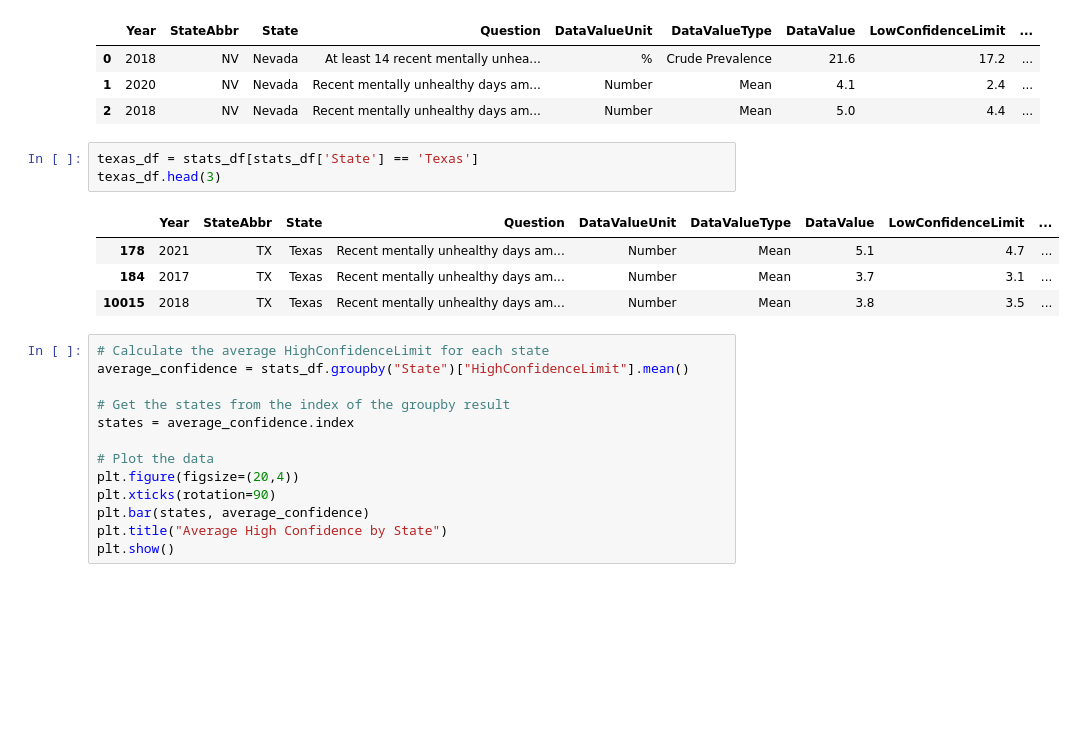
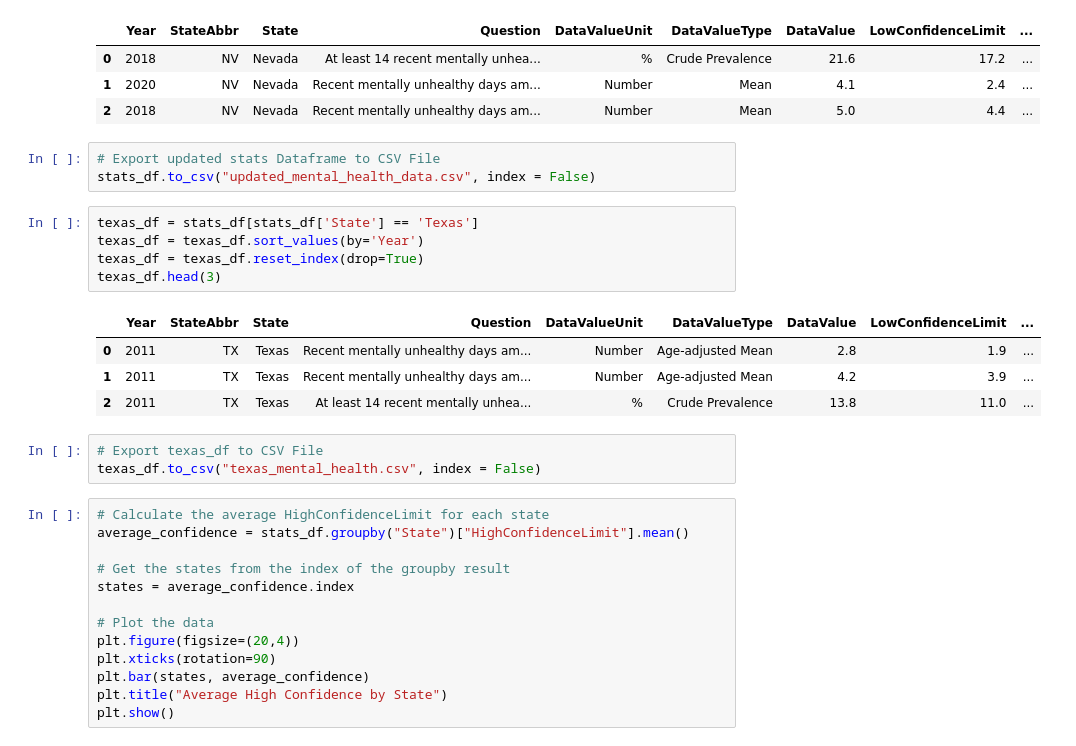
Before and after one commit to williamnzoiwu/Project-4, a Jupyter notebook: Mental_Health_Charts.ipynb, the cells around one changed output. Saved outputs shown, nothing was run; the diff lists cells and outputs as text; blank space fills up the shorter version.

```diff
--- a/Mental_Health_Charts.ipynb
+++ b/Mental_Health_Charts.ipynb
@@ -56,14 +26,22 @@ stats_df.head(3)
 | 0 | 2018 | NV | Nevada | At least 14 recent mentally unhea... | % | Crude Prevalence | 21.6 | 17.2 | ... |
 | 1 | 2020 | NV | Nevada | Recent mentally unhealthy days am... | Number | Mean | 4.1 | 2.4 | ... |
 | 2 | 2018 | NV | Nevada | Recent mentally unhealthy days am... | Number | Mean | 5.0 | 4.4 | ... |
+# %%
+# Export updated stats Dataframe to CSV File
+stats_df.to_csv("updated_mental_health_data.csv", index = False)
 # %%
 texas_df = stats_df[stats_df['State'] == 'Texas']
+texas_df = texas_df.sort_values(by='Year')
+texas_df = texas_df.reset_index(drop=True)
 texas_df.head(3)
 # %% [output]
 |  | Year | StateAbbr | State | Question | DataValueUnit | DataValueType | DataValue | LowConfidenceLimit | ... |
-| 178 | 2021 | TX | Texas | Recent mentally unhealthy days am... | Number | Mean | 5.1 | 4.7 | ... |
-| 184 | 2017 | TX | Texas | Recent mentally unhealthy days am... | Number | Mean | 3.7 | 3.1 | ... |
-| 10015 | 2018 | TX | Texas | Recent mentally unhealthy days am... | Number | Mean | 3.8 | 3.5 | ... |
+| 0 | 2011 | TX | Texas | Recent mentally unhealthy days am... | Number | Age-adjusted Mean | 2.8 | 1.9 | ... |
+| 1 | 2011 | TX | Texas | Recent mentally unhealthy days am... | Number | Age-adjusted Mean | 4.2 | 3.9 | ... |
+| 2 | 2011 | TX | Texas | At least 14 recent mentally unhea... | % | Crude Prevalence | 13.8 | 11.0 | ... |
+# %%
+# Export texas_df to CSV File
+texas_df.to_csv("texas_mental_health.csv", index = False)
 # %%
 # Calculate the average HighConfidenceLimit for each state
 average_confidence = stats_df.groupby("State")["HighConfidenceLimit"].mean()
```
Also changed, not shown: parts of 10 cells of this notebook.
